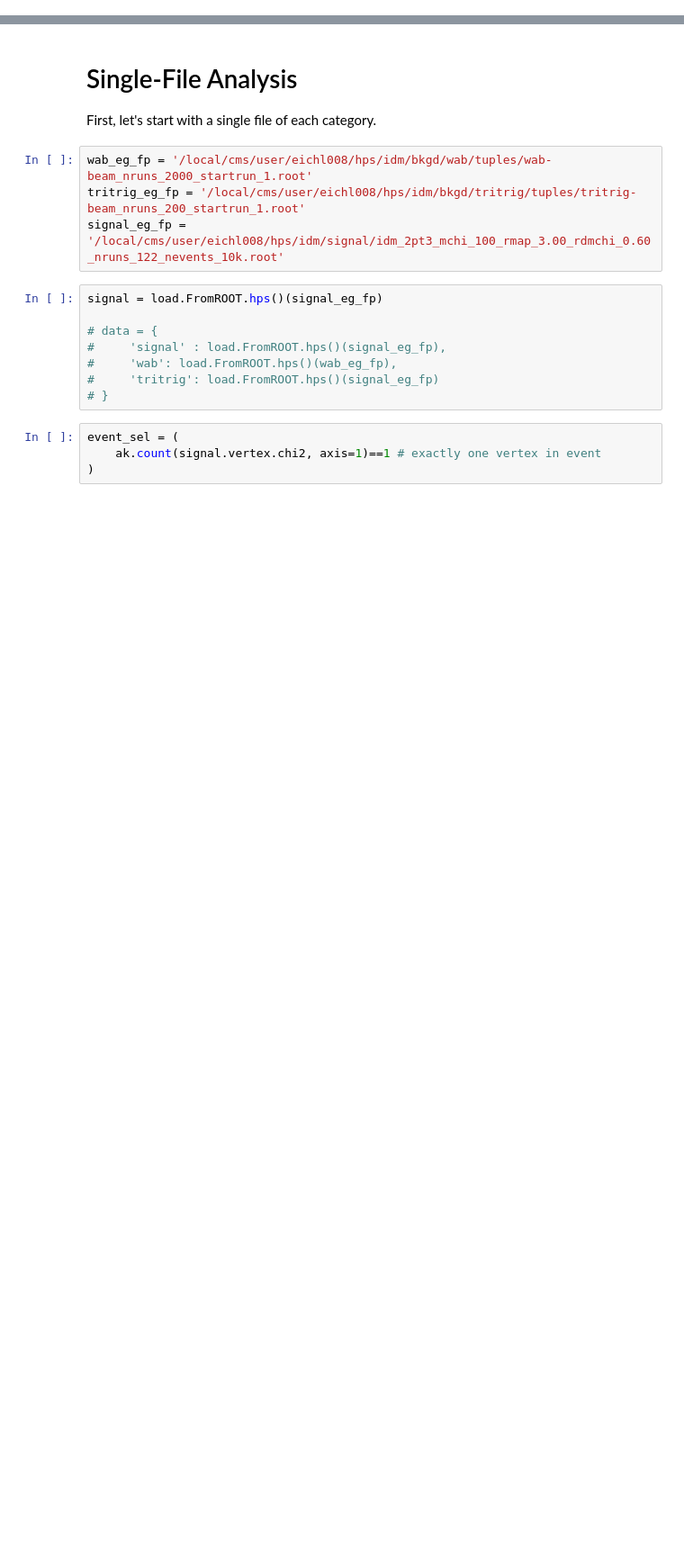
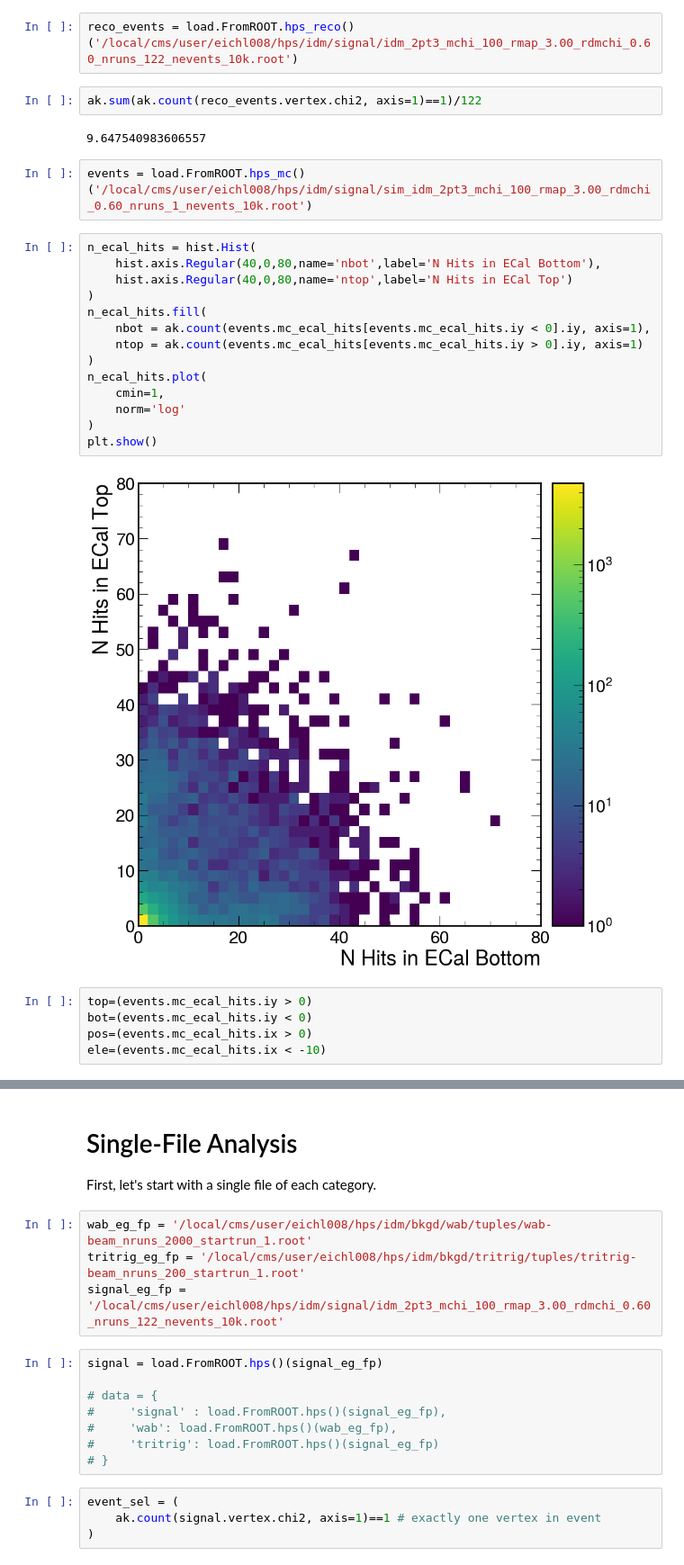
Before and after one commit to tomeichlersmith/hps, a Jupyter notebook: idm/reach/2016/idm-single-file.ipynb, the cells around one changed output, grey strips where cells are left out. Shown at 90% size. Cells and saved outputs as stored; diff of their text form; blank space fills up the shorter version.

```diff
--- a/idm/reach/2016/idm-single-file.ipynb
+++ b/idm/reach/2016/idm-single-file.ipynb
@@ -13,0 +22,29 @@ from pyidm import load
+# %%
+reco_events = load.FromROOT.hps_reco()('/local/cms/user/eichl008/hps/idm/signal/idm_2pt3_mchi_100_rmap_3.00_rdmchi_0.60_nruns_122_nevents_10k.root')
+# %%
+ak.sum(ak.count(reco_events.vertex.chi2, axis=1)==1)/122
+# %% [output]
+9.647540983606557
+# %%
+events = load.FromROOT.hps_mc()('/local/cms/user/eichl008/hps/idm/signal/sim_idm_2pt3_mchi_100_rmap_3.00_rdmchi_0.60_nruns_1_nevents_10k.root')
+# %%
+n_ecal_hits = hist.Hist(
+    hist.axis.Regular(40,0,80,name='nbot',label='N Hits in ECal Bottom'),
+    hist.axis.Regular(40,0,80,name='ntop',label='N Hits in ECal Top')
+)
+n_ecal_hits.fill(
+    nbot = ak.count(events.mc_ecal_hits[events.mc_ecal_hits.iy < 0].iy, axis=1),
+    ntop = ak.count(events.mc_ecal_hits[events.mc_ecal_hits.iy > 0].iy, axis=1)
+)
+n_ecal_hits.plot(
+    cmin=1,
+    norm='log'
+)
+plt.show()
+# %% [output]
+[figure, added]
+# %%
+top=(events.mc_ecal_hits.iy > 0)
+bot=(events.mc_ecal_hits.iy < 0)
+pos=(events.mc_ecal_hits.ix > 0)
+ele=(events.mc_ecal_hits.ix < -10)
```
Also changed, not shown: parts of 20 cells of this notebook, 3 other files.
